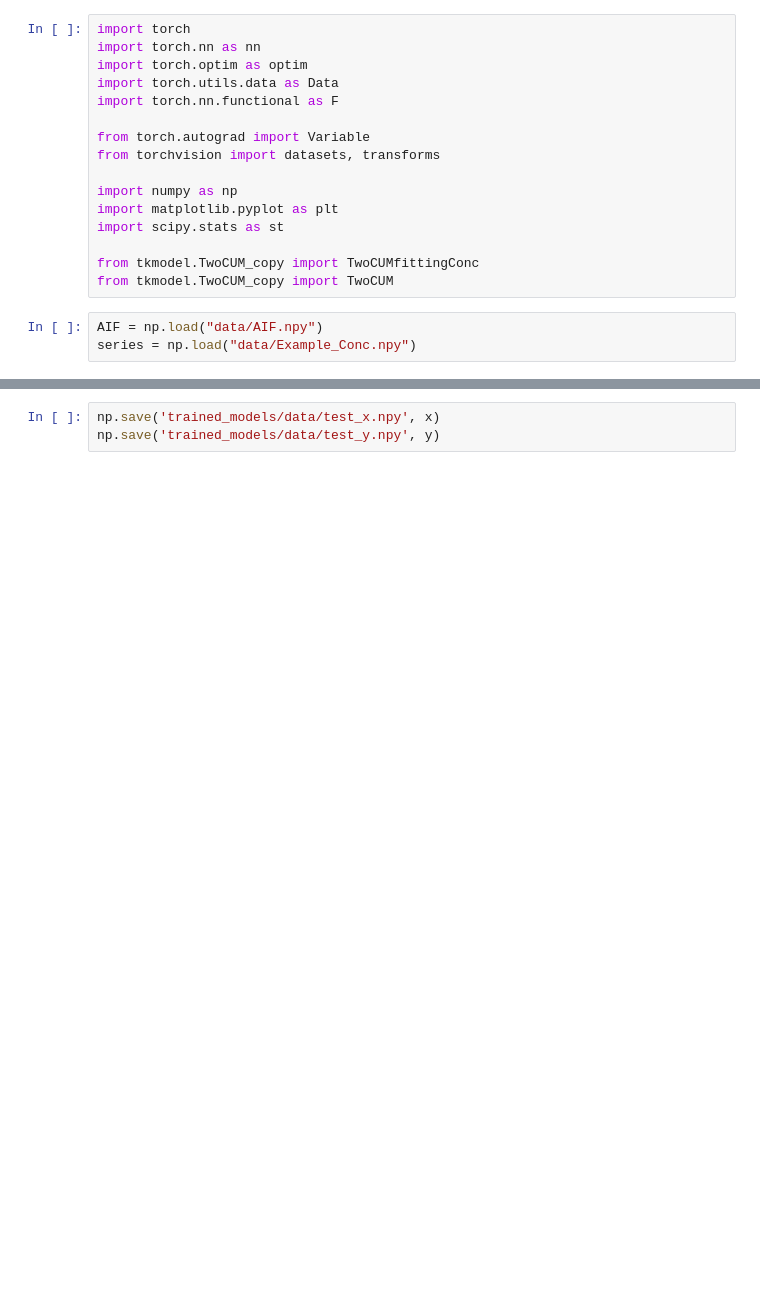
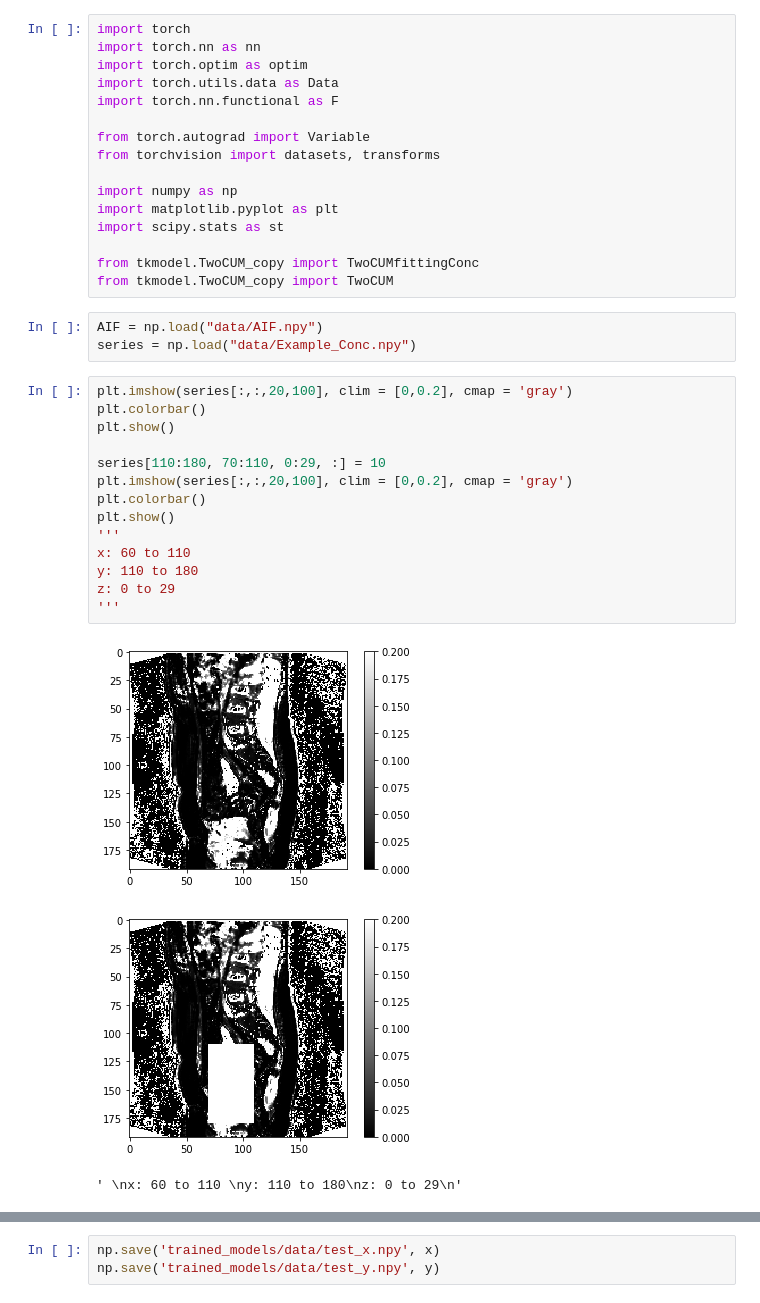
Before and after one commit to Michael-McLaren/MRI_ML, a Jupyter notebook: get_real_data.ipynb, the cells around one changed output, grey strips where cells are left out. Cells and saved outputs as stored; diff of their text form; blank space fills up the shorter version.

```diff
--- a/get_real_data.ipynb
+++ b/get_real_data.ipynb
@@ -17,5 +17,23 @@ from tkmodel.TwoCUM_copy import TwoCUM
 # %%
 AIF = np.load("data/AIF.npy")
 series = np.load("data/Example_Conc.npy")
+# %%
+plt.imshow(series[:,:,20,100], clim = [0,0.2], cmap = 'gray')
+plt.colorbar()
+plt.show()
+
+series[110:180, 70:110, 0:29, :] = 10
+plt.imshow(series[:,:,20,100], clim = [0,0.2], cmap = 'gray')
+plt.colorbar()
+plt.show()
+'''
+x: 60 to 110
+y: 110 to 180
+z: 0 to 29
+'''
+# %% [output]
+[figure, added]
+[figure, added]
+' \nx: 60 to 110 \ny: 110 to 180\nz: 0 to 29\n'
 # %%
 #For the uterus?
```
Also changed, not shown: parts of 8 cells of this notebook, 1 other file.
